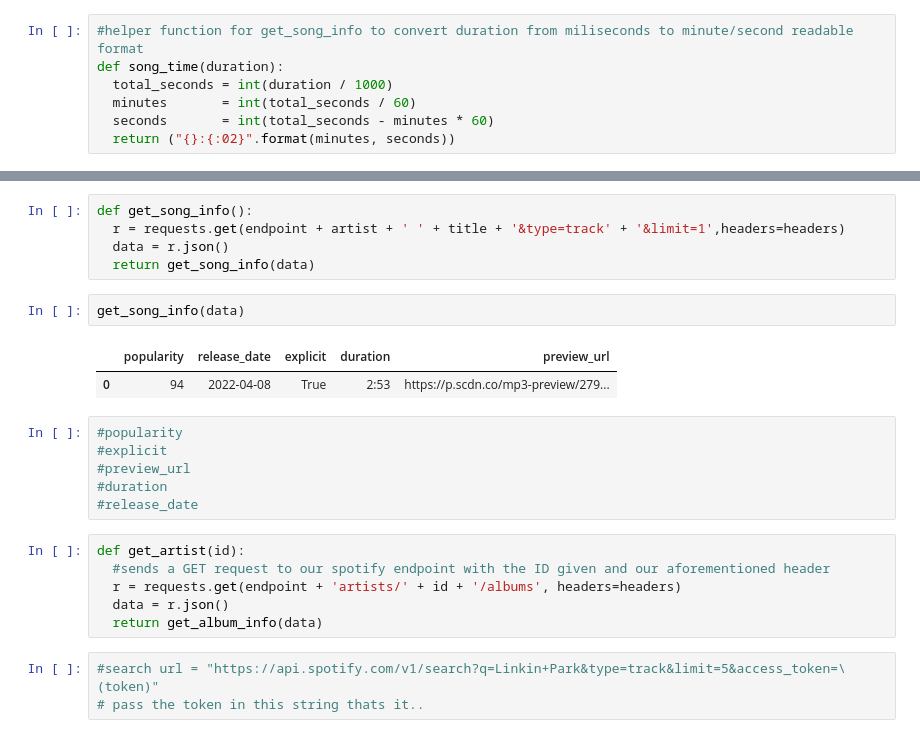
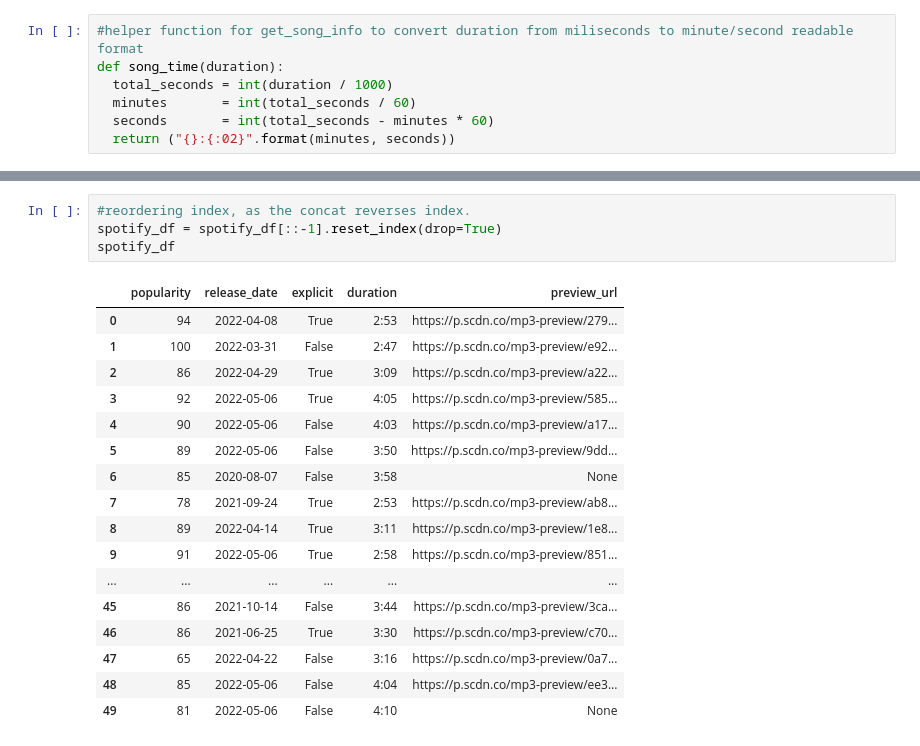
Before and after one commit to haokliao/CIS-3120, a Jupyter notebook: Homework3.ipynb, the cells around one changed output, grey strips where cells are left out. Saved outputs shown, nothing was run; the diff lists cells and outputs as text.

```diff
--- a/Homework3.ipynb
+++ b/Homework3.ipynb
@@ -219,25 +167,22 @@ for i in range(len(artist_ids)):
-# %%
-def get_song_info():
-  r = requests.get(endpoint + artist + ' ' + title + '&type=track' + '&limit=1',headers=headers)
-  data = r.json()
-  return get_song_info(data)
-# %%
-get_song_info(data)
-# %% [output]
-|  | popularity | release_date | explicit | duration | preview_url |
-| 0 | 94 | 2022-04-08 | True | 2:53 | https://p.scdn.co/mp3-preview/279... |
-# %%
-#popularity
-#explicit
-#preview_url
-#duration
-#release_date
-# %%
-def get_artist(id):
-  #sends a GET request to our spotify endpoint with the ID given and our aforementioned header
-  r = requests.get(endpoint + 'artists/' + id + '/albums', headers=headers)
-  data = r.json()
-  return get_album_info(data)
-# %%
-#search url = "https://api.spotify.com/v1/search?q=Linkin+Park&type=track&limit=5&access_token=\(token)"
-# pass the token in this string thats it..
+# %%
+#reordering index, as the concat reverses index.
+spotify_df = spotify_df[::-1].reset_index(drop=True)
+spotify_df
+# %% [output]
+|  | popularity | release_date | explicit | duration | preview_url |
+| 0 | 94 | 2022-04-08 | True | 2:53 | https://p.scdn.co/mp3-preview/279... |
+| 1 | 100 | 2022-03-31 | False | 2:47 | https://p.scdn.co/mp3-preview/e92... |
+| 2 | 86 | 2022-04-29 | True | 3:09 | https://p.scdn.co/mp3-preview/a22... |
+| 3 | 92 | 2022-05-06 | True | 4:05 | https://p.scdn.co/mp3-preview/585... |
+| 4 | 90 | 2022-05-06 | False | 4:03 | https://p.scdn.co/mp3-preview/a17... |
+| 5 | 89 | 2022-05-06 | False | 3:50 | https://p.scdn.co/mp3-preview/9dd... |
+| 6 | 85 | 2020-08-07 | False | 3:58 | None |
+| 7 | 78 | 2021-09-24 | True | 2:53 | https://p.scdn.co/mp3-preview/ab8... |
+| 8 | 89 | 2022-04-14 | True | 3:11 | https://p.scdn.co/mp3-preview/1e8... |
+| 9 | 91 | 2022-05-06 | True | 2:58 | https://p.scdn.co/mp3-preview/851... |
+| ... | ... | ... | ... | ... | ... |
+| 45 | 86 | 2021-10-14 | False | 3:44 | https://p.scdn.co/mp3-preview/3ca... |
+| 46 | 86 | 2021-06-25 | True | 3:30 | https://p.scdn.co/mp3-preview/c70... |
+| 47 | 65 | 2022-04-22 | False | 3:16 | https://p.scdn.co/mp3-preview/0a7... |
+| 48 | 85 | 2022-05-06 | False | 4:04 | https://p.scdn.co/mp3-preview/ee3... |
+| 49 | 81 | 2022-05-06 | False | 4:10 | None |
```
Also changed, not shown: parts of 21 cells of this notebook.
